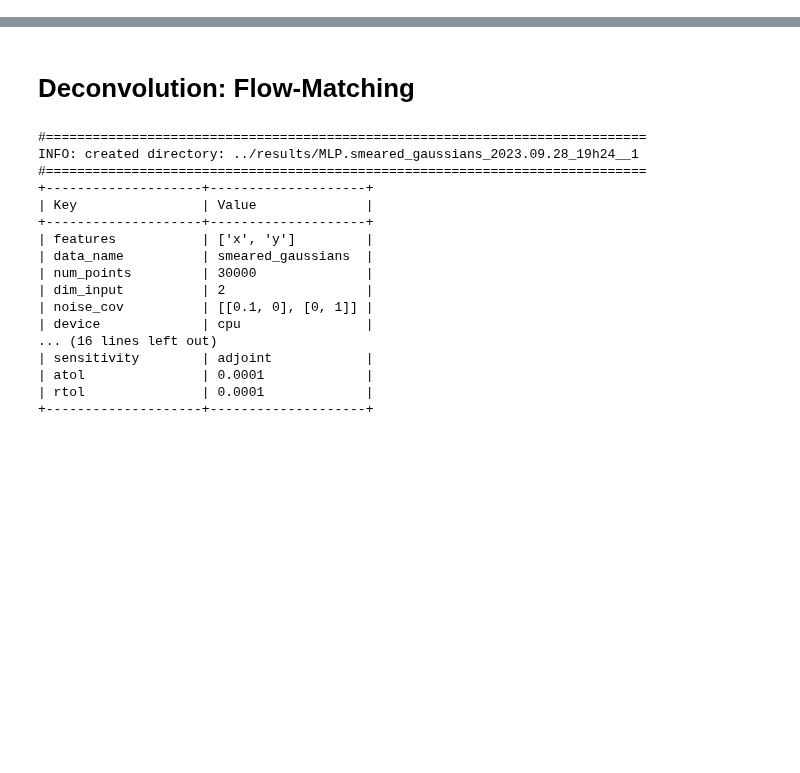
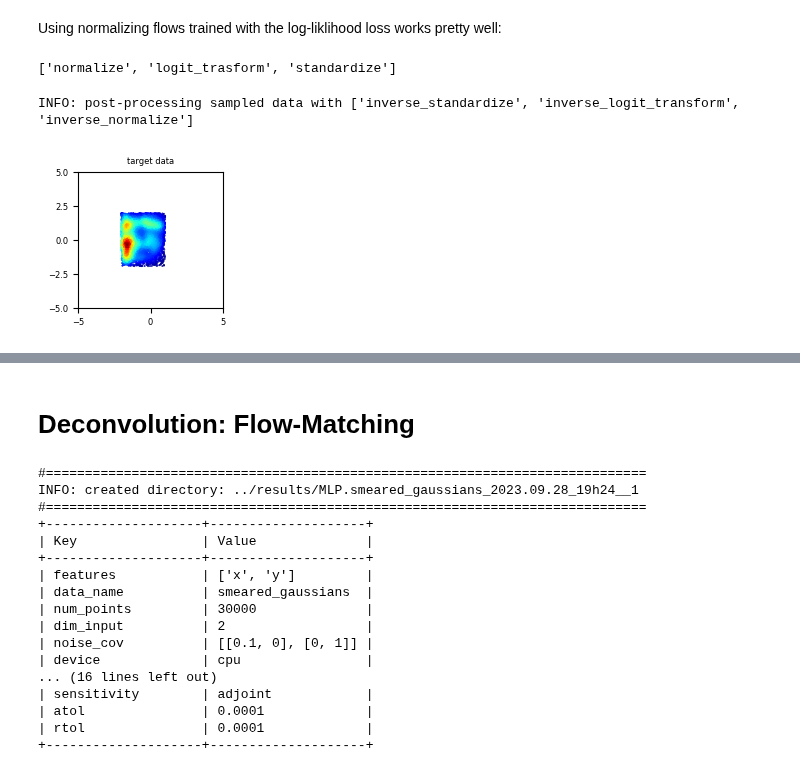
Before and after one commit to dfaroughy/DynGenModels, a Jupyter notebook: experiments/deconvolution.ipynb, the cells around one changed output, grey strips where cells are left out. Saved outputs shown, nothing was run; the diff lists cells and outputs as text; code cells hidden in the pictures; blank space fills up the shorter version.

```diff
--- a/experiments/deconvolution.ipynb
+++ b/experiments/deconvolution.ipynb
@@ -0,0 +1,21 @@
+# %%
+import matplotlib.pyplot as plt
+import numpy as np
+from DynGenModels.trainer.trainer import DynGenModelTrainer
+
+def plot_gaussians(data, num_points=None, title=None, xlim=(-5,5), ylim=(-5,5)):
+
+    import scipy.stats as stats
+
+    fig, ax = plt.subplots(1,1,figsize=(2,2))
+    x = data[:num_points,0]
+    y = data[:num_points,1]
+    z = stats.gaussian_kde(np.vstack([x,y]))(np.vstack([x,y]))
+    plt.scatter(x, y, c=z, s=0.2, cmap='jet')
+    plt.xlim(*xlim)
+    plt.ylim(*ylim)
+    plt.title(title, fontsize=6)
+    plt.xticks(fontsize=6)
+    plt.yticks(fontsize=6)
+    plt.tight_layout()
+    plt.show()
@@ -0,0 +105,15 @@
+# %% [markdown]
+Using normalizing flows trained with the log-liklihood loss works pretty well:
+# %%
+dataset.preprocess_methods
+# %% [output]
+['normalize', 'logit_trasform', 'standardize']
+# %%
+from DynGenModels.pipelines.SamplingPipeline import NormFlowPipeline
+from DynGenModels.datamodules.deconvolution.dataprocess import PostProcessGaussData
+
+pipeline = NormFlowPipeline(trained_model=maf, configs=configs, num_gen_samples=10000, postprocessor=PostProcessGaussData)
+plot_gaussians(pipeline.target, title='target data')
+# %% [output]
+INFO: post-processing sampled data with ['inverse_standardize', 'inverse_logit_transform', 'inverse_normalize']
+[figure, added]
```
Also changed, not shown: parts of 13 cells of this notebook, 13 other files.
